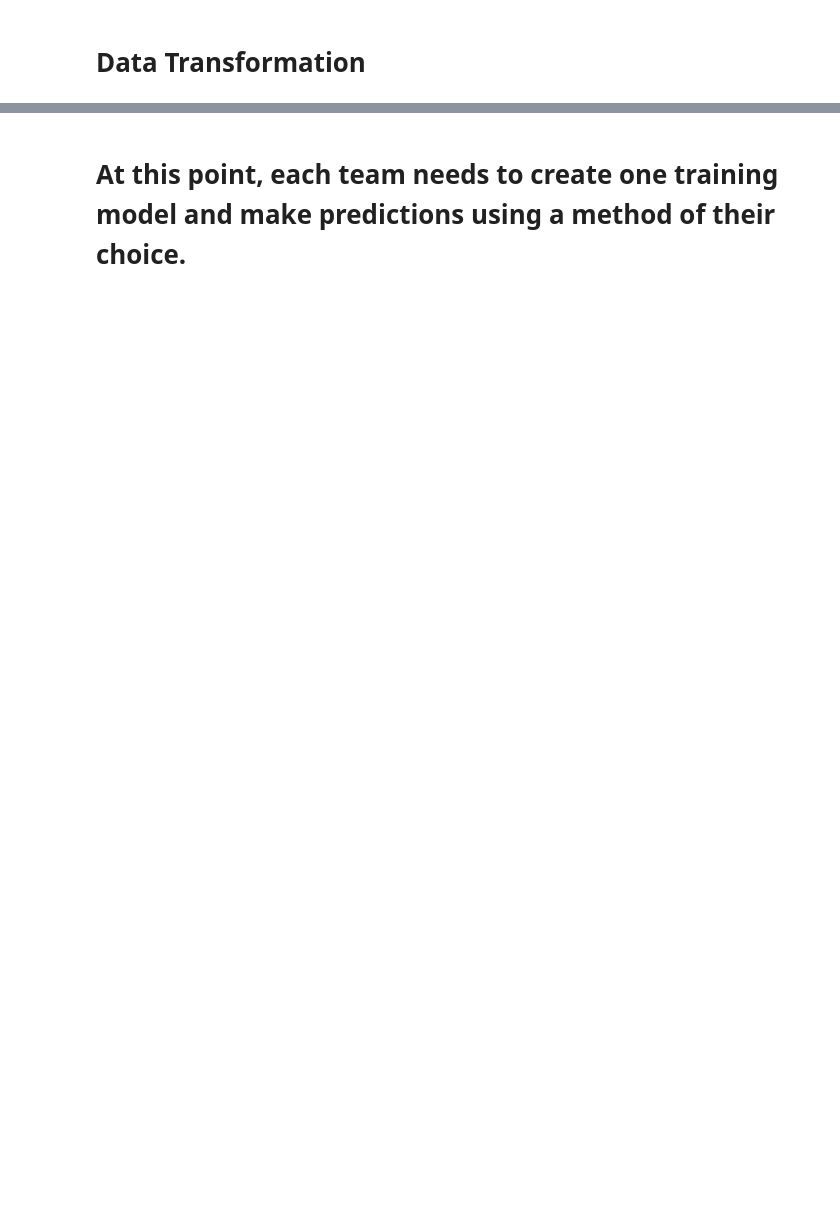
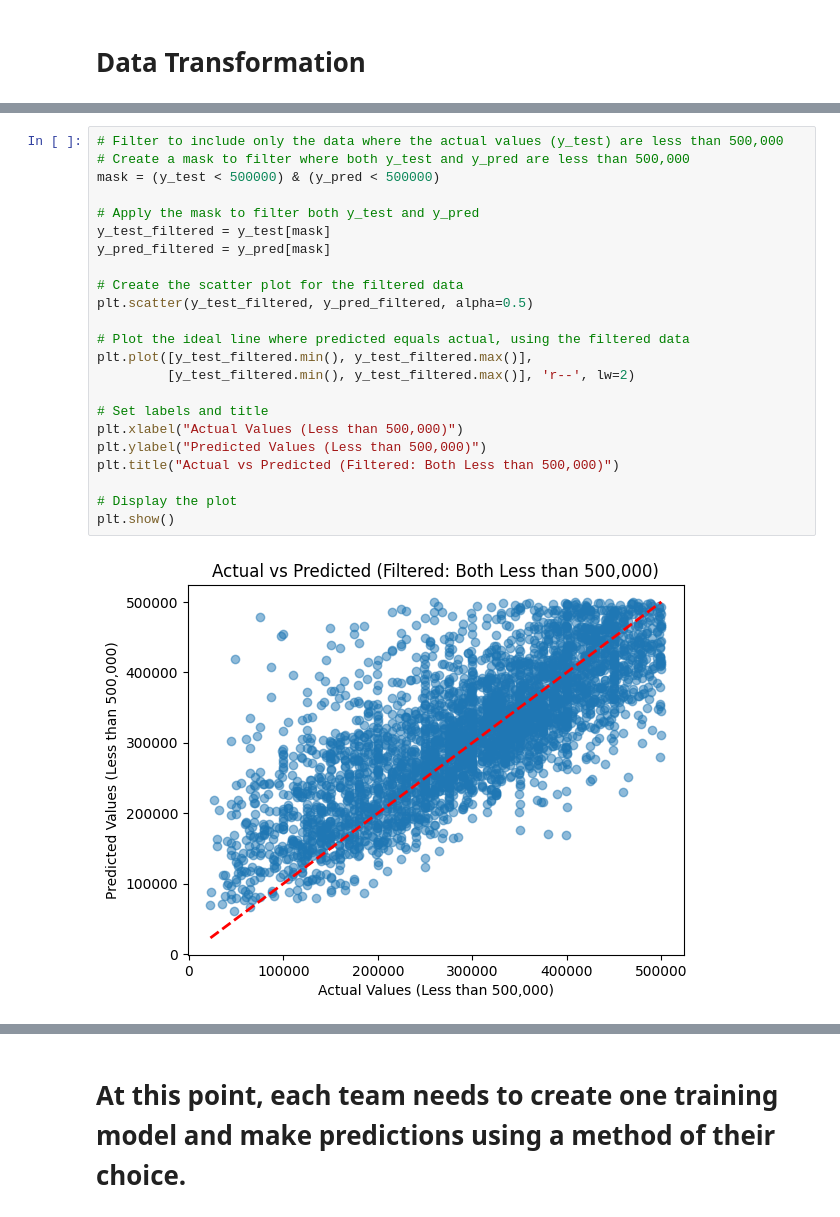
Before and after one commit to trentlerma/groupthreeproject, a Jupyter notebook: Project 2.ipynb, the cells around one changed output, grey strips where cells are left out. Drawn from its saved outputs; the diff is of its cells as text; blank space fills up the shorter version.

```diff
--- a/Project 2.ipynb
+++ b/Project 2.ipynb
@@ -332,0 +388,25 @@ dtype: object
+# %%
+# Filter to include only the data where the actual values (y_test) are less than 500,000
+# Create a mask to filter where both y_test and y_pred are less than 500,000
+mask = (y_test < 500000) & (y_pred < 500000)
+
+# Apply the mask to filter both y_test and y_pred
+y_test_filtered = y_test[mask]
+y_pred_filtered = y_pred[mask]
+
+# Create the scatter plot for the filtered data
+plt.scatter(y_test_filtered, y_pred_filtered, alpha=0.5)
+
+# Plot the ideal line where predicted equals actual, using the filtered data
+plt.plot([y_test_filtered.min(), y_test_filtered.max()],
+         [y_test_filtered.min(), y_test_filtered.max()], 'r--', lw=2)
+
+# Set labels and title
+plt.xlabel("Actual Values (Less than 500,000)")
+plt.ylabel("Predicted Values (Less than 500,000)")
+plt.title("Actual vs Predicted (Filtered: Both Less than 500,000)")
+
+# Display the plot
+plt.show()
+# %% [output]
+[figure, added]
```
Also changed, not shown: parts of 46 cells of this notebook, 7 other files.
